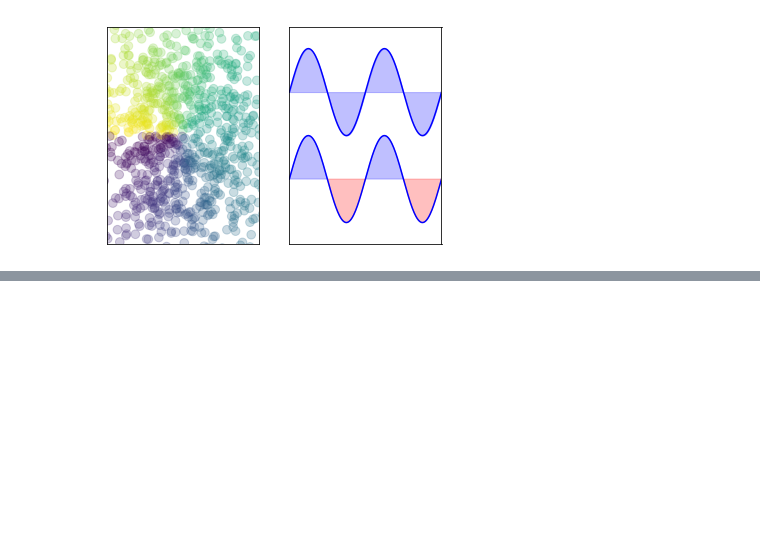
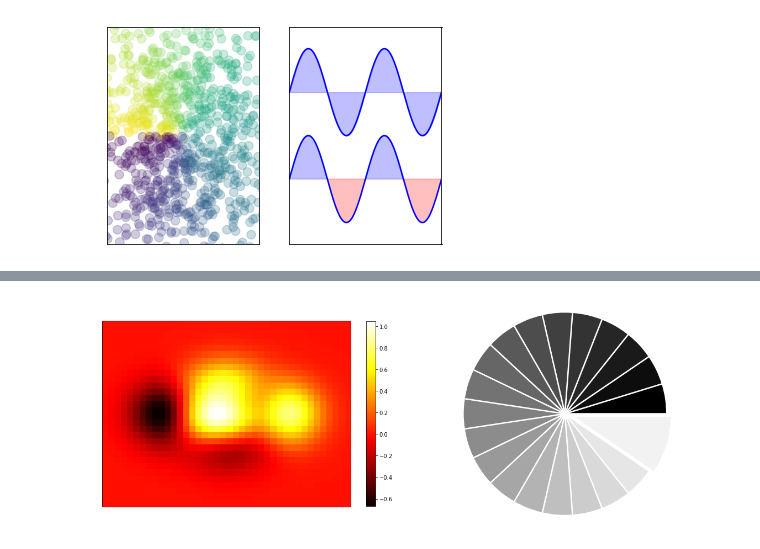
Before and after one commit to sundayliu/machinelearning, a Jupyter notebook: scikit/ch02_05.ipynb, the cells around one changed output, grey strips where cells are left out. Cells and saved outputs as stored; diff of their text form; code cells hidden in the pictures; blank space fills up the shorter version.

```diff
--- a/scikit/ch02_05.ipynb
+++ b/scikit/ch02_05.ipynb
@@ -87,0 +105,34 @@ TypeError: Input z must be at least a 2x2 array.
+# %%
+# 热成像和饼图
+%matplotlib inline
+import matplotlib.pyplot as plt
+import numpy as np
+
+def plt_imgshow():
+    def f(x,y):
+        return (1 - x / 2 + x**5 + y**3) * np.exp(-x**2 -y**2)
+    plt.subplot(1,2,1)
+    n = 10
+    x = np.linspace(-3,3, 4*n)
+    y = np.linspace(-3,3, 3*n)
+    X,Y = np.meshgrid(x,y)
+    plt.imshow(f(X,Y),cmap='hot',origin='low')
+    plt.colorbar(shrink=.83)
+    plt.xticks(())
+    plt.yticks(())
+def plt_pie():
+    plt.subplot(1,2,2)
+    n = 20
+    Z = np.ones(n)
+    Z[-1] *= 2
+    plt.pie(Z,explode=Z*.05,colors = ['%f' % (i/float(n)) for i in range(n)])
+    plt.axis('equal')
+    plt.xticks(())
+    plt.yticks(())
+plt.figure(figsize=(16,6))
+plt_imgshow()
+plt_pie()
+plt.tight_layout()
+plt.show()
+# %% [output]
+[figure, added]
```
Also changed, not shown: parts of 4 cells of this notebook, 5 other files.
